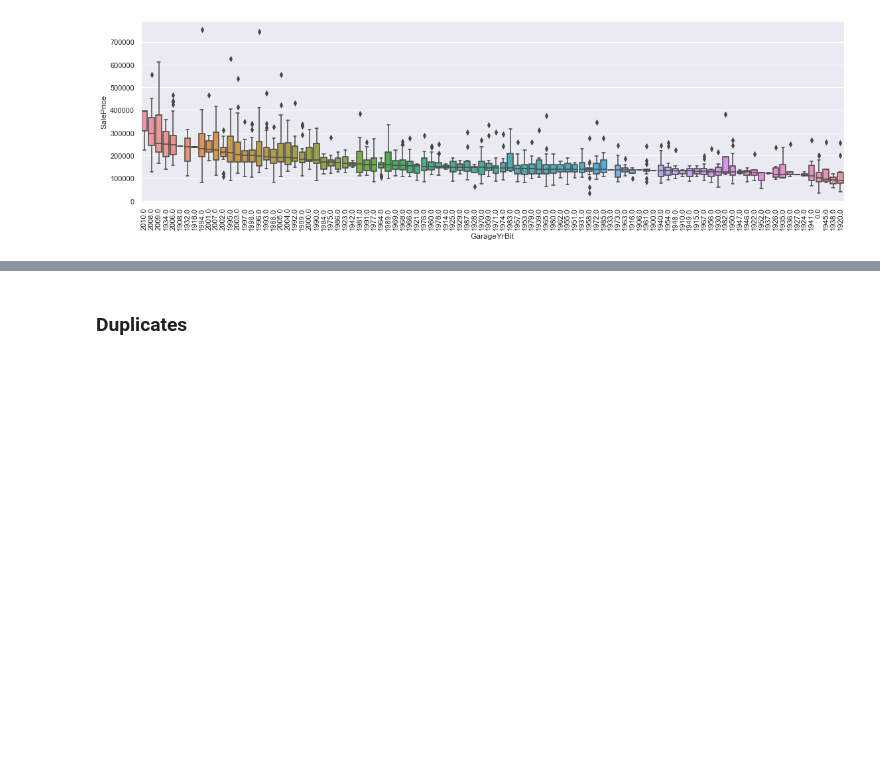
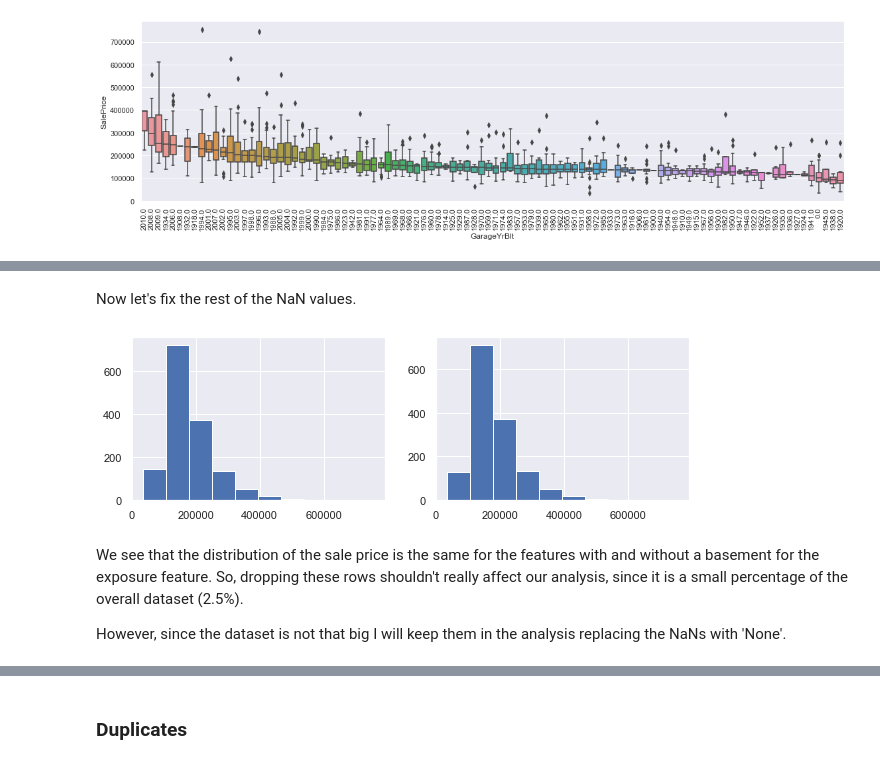
Before and after one commit to gepallas/ML_House_Prices, a Jupyter notebook: HousePricesEDA.ipynb, the cells around one changed output, grey strips where cells are left out. Cells and saved outputs as stored; diff of their text form; code cells hidden in the pictures; blank space fills up the shorter version.

Commit message:
Handle missing values.

```diff
--- a/HousePricesEDA.ipynb
+++ b/HousePricesEDA.ipynb
@@ -595,0 +656,5 @@ plt.xticks(rotation=90);
+# %%
+train_clean.loc[train_clean.index==332, 'BsmtFinType2'] = 'Unf'
+# %%
+# also change BsmtFinType1 so that it is in descrepancy with the rest unfinished basements in dataset.
+train_clean.loc[train_clean.index==332, 'BsmtFinType1'] = 'Unf'
@@ -595,0 +666,3 @@ plt.xticks(rotation=90);
+# %%
+# for the second instance replace BsmtExposure NaN with the mode value.
+train_clean.loc[train_clean.index==948, 'BsmtExposure'] = 'No'
@@ -595,0 +700,14 @@ plt.xticks(rotation=90);
+# %% [markdown]
+Now let's fix the rest of the NaN values.
+# %%
+plt.figure(figsize=(10,3))
+plt.subplot(1,2,1)
+train_clean.SalePrice.hist(bins=10)
+plt.subplot(1,2,2)
+train_clean[train_clean.BsmtExposure.notnull()].SalePrice.hist(bins=10);
+# %% [output]
+[figure, added]
+# %% [markdown]
+We see that the distribution of the sale price is the same for the features with and without a basement for the exposure feature. So, dropping these rows shouldn't really affect our analysis, since it is a small percentage of the overall dataset (2.5%).
+
+However, since the dataset is not that big I will keep them in the analysis replacing the NaNs with 'None'.
```
Also changed, not shown: parts of 37 cells of this notebook.
